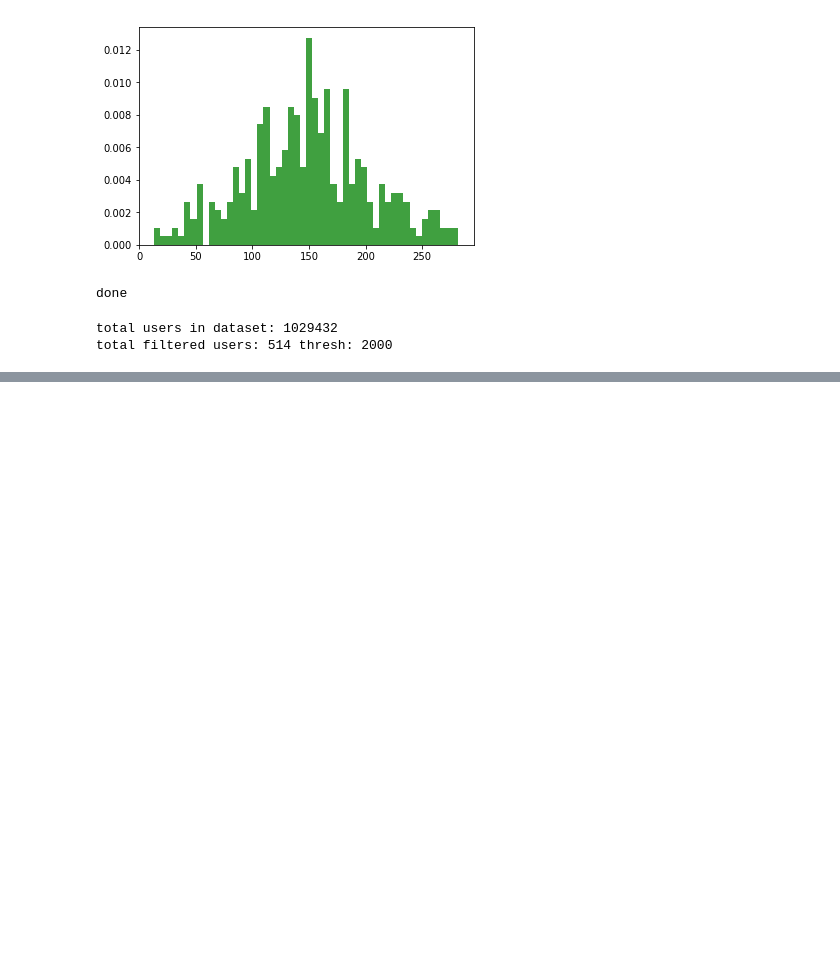
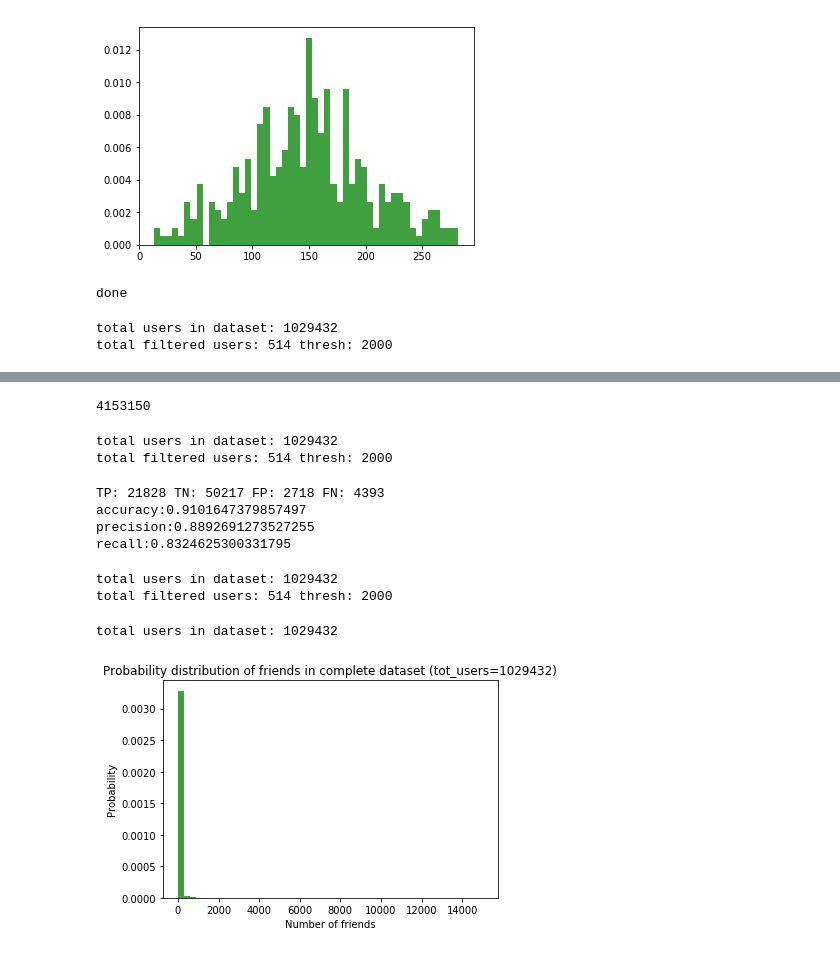
Before and after one commit to ShobhitMaheshwari/psl, a Jupyter notebook: Untitled.ipynb, the cells around one changed output, grey strips where cells are left out. Drawn from its saved outputs; the diff is of its cells as text; code cells hidden in the pictures; blank space fills up the shorter version.

```diff
--- a/Untitled.ipynb
+++ b/Untitled.ipynb
@@ -328,0 +319,52 @@ array([0, 0, 0, 0, 0, 0, 0, 0, 0, 0, 0, 1, 0, 1, 0, 0, 0, 0, 0, 0, 0, 1, 1,
+# %%
+r = []
+with open('../yelp/yelp_academic_dataset_review.json') as f:
+    for line in f:
+        r.append(json.loads(line))
+len(r)
+# %% [output]
+4153150
+# %%
+X,Y = getData2()
+# %% [output]
+total users in dataset: 1029432
+total filtered users: 514 thresh: 2000
+# %%
+from random import randrange
+idx = np.random.permutation(len(X))
+train_idx = idx[:(int)(.7*len(idx))]
+test_idx = idx[-(int)(.3*len(idx)):]
+XX = np.array(X)[train_idx]
+YY = np.array(Y)[train_idx]
+classif = OneVsRestClassifier(SVC(kernel='linear'))
+classif.fit(XX, YY)
+e = classif.predict(np.array(X)[test_idx])
+score(np.array(Y)[test_idx], e)
+# %% [output]
+TP: 21828 TN: 50217 FP: 2718 FN: 4393
+accuracy:0.9101647379857497
+precision:0.8892691273527255
+recall:0.8324625300331795
+# %%
+users = getusers(2000, True)# other possible threshold is 2000
+# %% [output]
+total users in dataset: 1029432
+total filtered users: 514 thresh: 2000
+# %%
+import matplotlib.pyplot as plt
+import numpy as np
+import plotly.plotly as py
+import matplotlib.mlab as mlab
+users = getusers(2000)# other possible threshold is 2000
+a=[]
+for user in users:
+    a.append(len(user['friends']))
+
+n, bins, patches = plt.hist(a, 50, normed=1, facecolor='green', alpha=0.75)
+plt.ylabel('Probability');
+plt.xlabel('Number of friends');
+plt.title('Probability distribution of friends in complete dataset (tot_users=1029432)')
+plt.show()
+# %% [output]
+total users in dataset: 1029432
+[figure, added]
```
Also changed, not shown: parts of 8 cells of this notebook, 4 other files.
